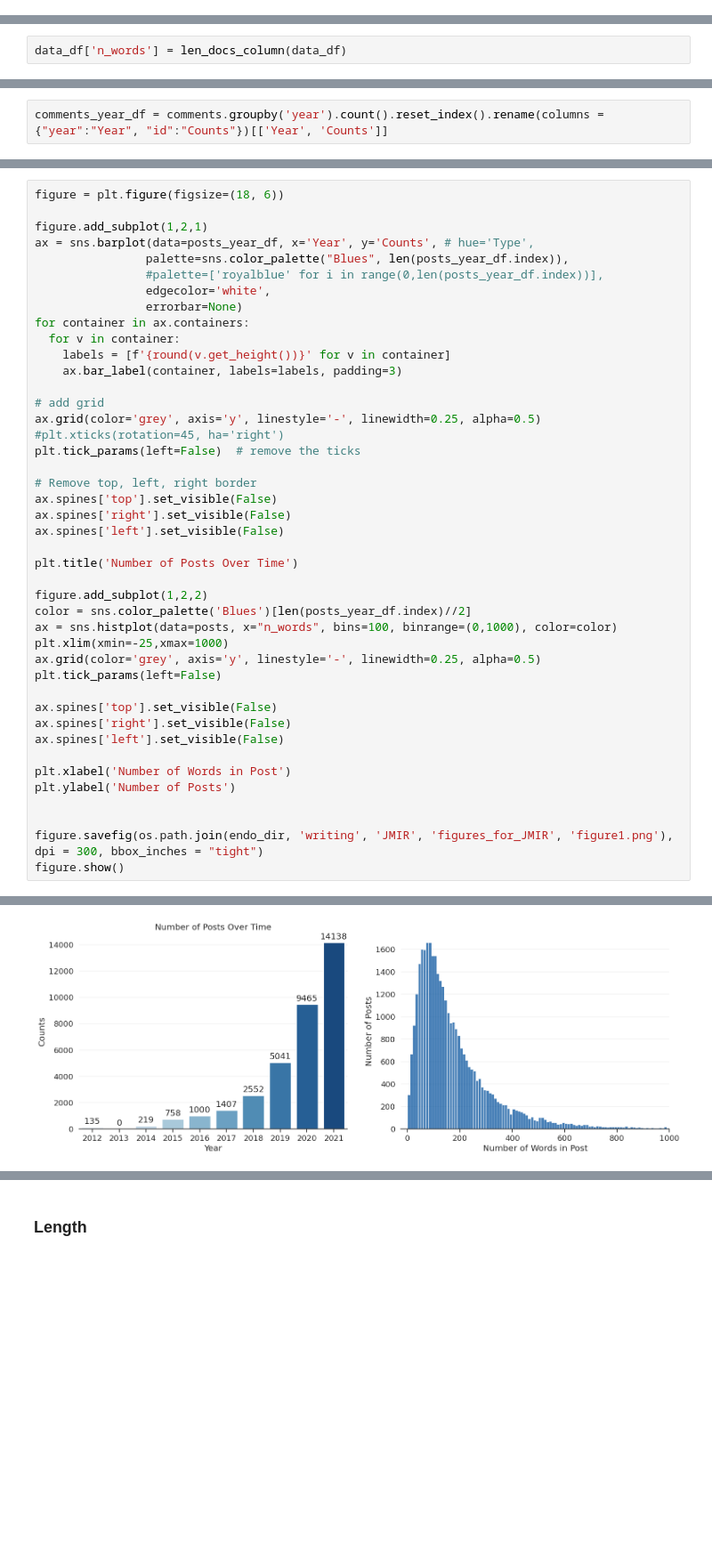
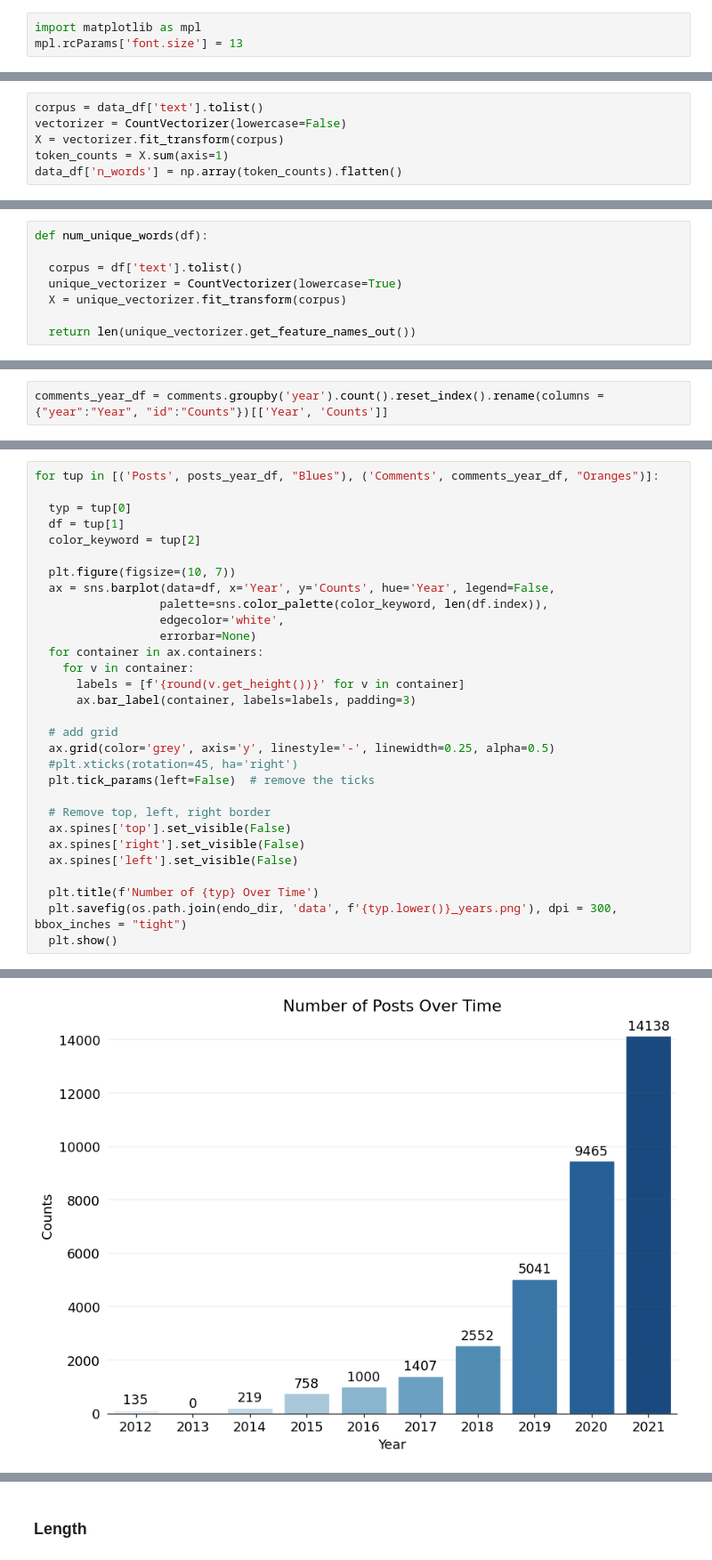
Before and after one commit to federicabologna/endoOHCs, a Jupyter notebook: code/dataset_stats.ipynb, the cells around one changed output, grey strips where cells are left out. Shown at 89% size. Saved outputs shown, nothing was run; the diff lists cells and outputs as text; blank space fills up the shorter version.

Commit message:
update figures and matplotlib code

```diff
--- a/code/dataset_stats.ipynb
+++ b/code/dataset_stats.ipynb
@@ -34,3 +18,6 @@ Mounted at /content/drive
 # %%
 # point to the drive directory
 endo_dir = '/content/drive/MyDrive/endometriosis/'
+# %%
+import matplotlib as mpl
+mpl.rcParams['font.size'] = 13
@@ -75,2 +54,0 @@ def len_docs_column(df):
-# %%
-data_df['n_words'] = len_docs_column(data_df)
@@ -88,0 +55,6 @@ len(endometriosis)
+# %%
+corpus = data_df['text'].tolist()
+vectorizer = CountVectorizer(lowercase=False)
+X = vectorizer.fit_transform(corpus)
+token_counts = X.sum(axis=1)
+data_df['n_words'] = np.array(token_counts).flatten()
@@ -88,0 +63,8 @@ len(endometriosis)
+# %%
+def num_unique_words(df):
+
+  corpus = df['text'].tolist()
+  unique_vectorizer = CountVectorizer(lowercase=True)
+  X = unique_vectorizer.fit_transform(corpus)
+
+  return len(unique_vectorizer.get_feature_names_out())
@@ -147,44 +183,31 @@ comments_year_df = comments.groupby('year').count().reset_index().rename(columns
 # %%
-figure = plt.figure(figsize=(18, 6))
+for tup in [('Posts', posts_year_df, "Blues"), ('Comments', comments_year_df, "Oranges")]:
 
-figure.add_subplot(1,2,1)
-ax = sns.barplot(data=posts_year_df, x='Year', y='Counts', # hue='Type',
-                palette=sns.color_palette("Blues", len(posts_year_df.index)),
-                #palette=['royalblue' for i in range(0,len(posts_year_df.index))],
-                edgecolor='white',
-                errorbar=None)
-for container in ax.containers:
-  for v in container:
-    labels = [f'{round(v.get_height())}' for v in container]
-    ax.bar_label(container, labels=labels, padding=3)
+  typ = tup[0]
+  df = tup[1]
+  color_keyword = tup[2]
 
-# add grid
-ax.grid(color='grey', axis='y', linestyle='-', linewidth=0.25, alpha=0.5)
-#plt.xticks(rotation=45, ha='right')
-plt.tick_params(left=False)  # remove the ticks
+  plt.figure(figsize=(10, 7))
+  ax = sns.barplot(data=df, x='Year', y='Counts', hue='Year', legend=False,
+                  palette=sns.color_palette(color_keyword, len(df.index)),
+                  edgecolor='white',
+                  errorbar=None)
+  for container in ax.containers:
+    for v in container:
+      labels = [f'{round(v.get_height())}' for v in container]
+      ax.bar_label(container, labels=labels, padding=3)
 
-# Remove top, left, right border
-ax.spines['top'].set_visible(False)
-ax.spines['right'].set_visible(False)
-ax.spines['left'].set_visible(False)
+  # add grid
+  ax.grid(color='grey', axis='y', linestyle='-', linewidth=0.25, alpha=0.5)
+  #plt.xticks(rotation=45, ha='right')
+  plt.tick_params(left=False)  # remove the ticks
 
-plt.title('Number of Posts Over Time')
+  # Remove top, left, right border
+  ax.spines['top'].set_visible(False)
+  ax.spines['right'].set_visible(False)
+  ax.spines['left'].set_visible(False)
 
-figure.add_subplot(1,2,2)
-color = sns.color_palette('Blues')[len(posts_year_df.index)//2]
-ax = sns.histplot(data=posts, x="n_words", bins=100, binrange=(0,1000), color=color)
-plt.xlim(xmin=-25,xmax=1000)
-ax.grid(color='grey', axis='y', linestyle='-', linewidth=0.25, alpha=0.5)
-plt.tick_params(left=False)
-
-ax.spines['top'].set_visible(False)
-ax.spines['right'].set_visible(False)
-ax.spines['left'].set_visible(False)
-
-plt.xlabel('Number of Words in Post')
-plt.ylabel('Number of Posts')
-
-
-figure.savefig(os.path.join(endo_dir, 'writing', 'JMIR', 'figures_for_JMIR', 'figure1.png'), dpi = 300, bbox_inches = "tight")
-figure.show()
+  plt.title(f'Number of {typ} Over Time')
+  plt.savefig(os.path.join(endo_dir, 'data', f'{typ.lower()}_years.png'), dpi = 300, bbox_inches = "tight")
+  plt.show()
 # %% [output]
@@ -194 +214 @@ Passing `palette` without assigning `hue` is deprecated and will be removed in v
-[figure, old version]
+[figure, new version]
```
Also changed, not shown: parts of 54 cells of this notebook, 7 other files.
